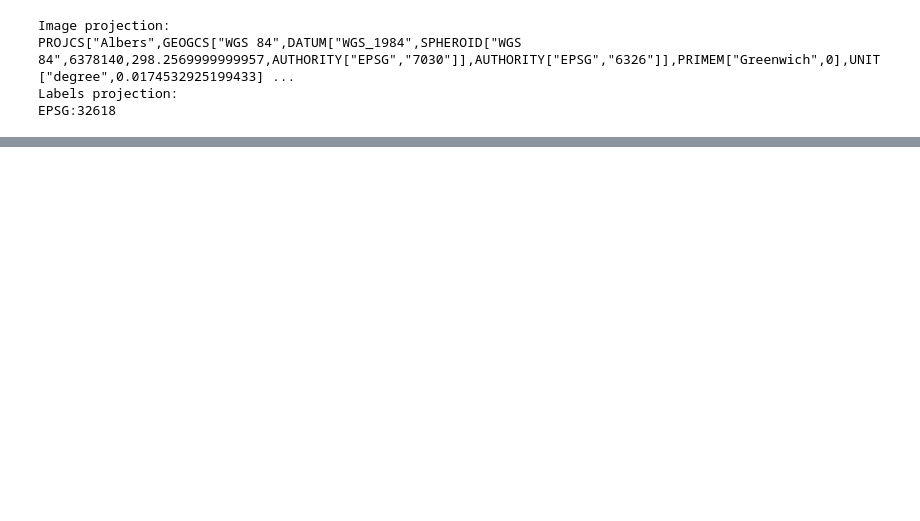
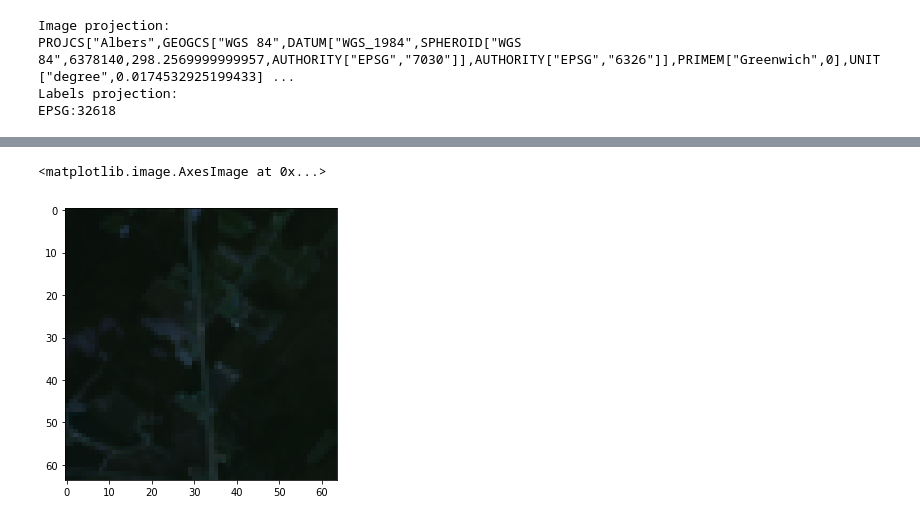
Before and after one commit to patrickcgray/landcover_rcnn, a Jupyter notebook: CNN_BASIC2.ipynb, the cells around one changed output, grey strips where cells are left out. Cells and saved outputs as stored; diff of their text form; code cells hidden in the pictures; blank space fills up the shorter version.

Commit message:
I need help with my pixel balancer generator

```diff
--- a/CNN_BASIC2.ipynb
+++ b/CNN_BASIC2.ipynb
@@ -53,4 +231,14 @@ classNum = len(np.unique(label_image))
 # %%
 label_image = label_dataset.read()
+batch_size = 25
 label_image[label_image == 255] = 1
-amount_of_labels = len(np.unique(label_image))
+num_classes = len(np.unique(label_image))
+epochs = 50
+
+# input image dimensions
+tile_side = 64
+img_rows, img_cols = tile_side, tile_side
+img_bands = landsat_datasets[0].count - 1
+
+input_shape = (img_rows, img_cols, img_bands)
+print(input_shape)
@@ -136,2 +247,2 @@ def gen_balanced_pixel_locations(image_datasets, label_image, label_dataset, amo
 # %%
-(train_pixels, val_pixels) = gen_balanced_pixel_locations(landsat_datasets, label_image, label_dataset, amount_of_labels, 100, 50, tile_size)
+(train_px, val_px) = gen_balanced_pixel_locations(landsat_datasets, label_image, label_dataset, num_classes, 10000, 1000, tile_side)
@@ -172,0 +288,2 @@ train_pixels = train_pixels[:5000]
+# %%
+train2_px, val2_px = gen_pixel_locations(landsat_datasets, 10000, 1000, 64)
@@ -172,0 +329,13 @@ train_pixels = train_pixels[:5000]
+# %%
+count = 0
+for (im, label) in tile_generator(landsat_datasets, label_dataset, 64, 64, train_px, 10):
+    if count > 3:
+        break
+    print('Image')
+    print(im.shape)
+    print('Label')
+    print(label)
+    print(label.shape)
+    print('----')
+    count += 1
+    im_batch = im
@@ -173,3 +360,10 @@ train_pixels = train_pixels[:5000]
+# %%
+fig, axs = plt.subplots(1, 1, figsize=(18, 5))
+
+axs.imshow(im_batch[0,:,:,1:4])
+# %% [output]
+<matplotlib.image.AxesImage at 0x...>
+[figure, added]
 # %%
 import keras
 from keras.models import Sequential
```
Also changed, not shown: parts of 19 cells of this notebook, 1 other file.
